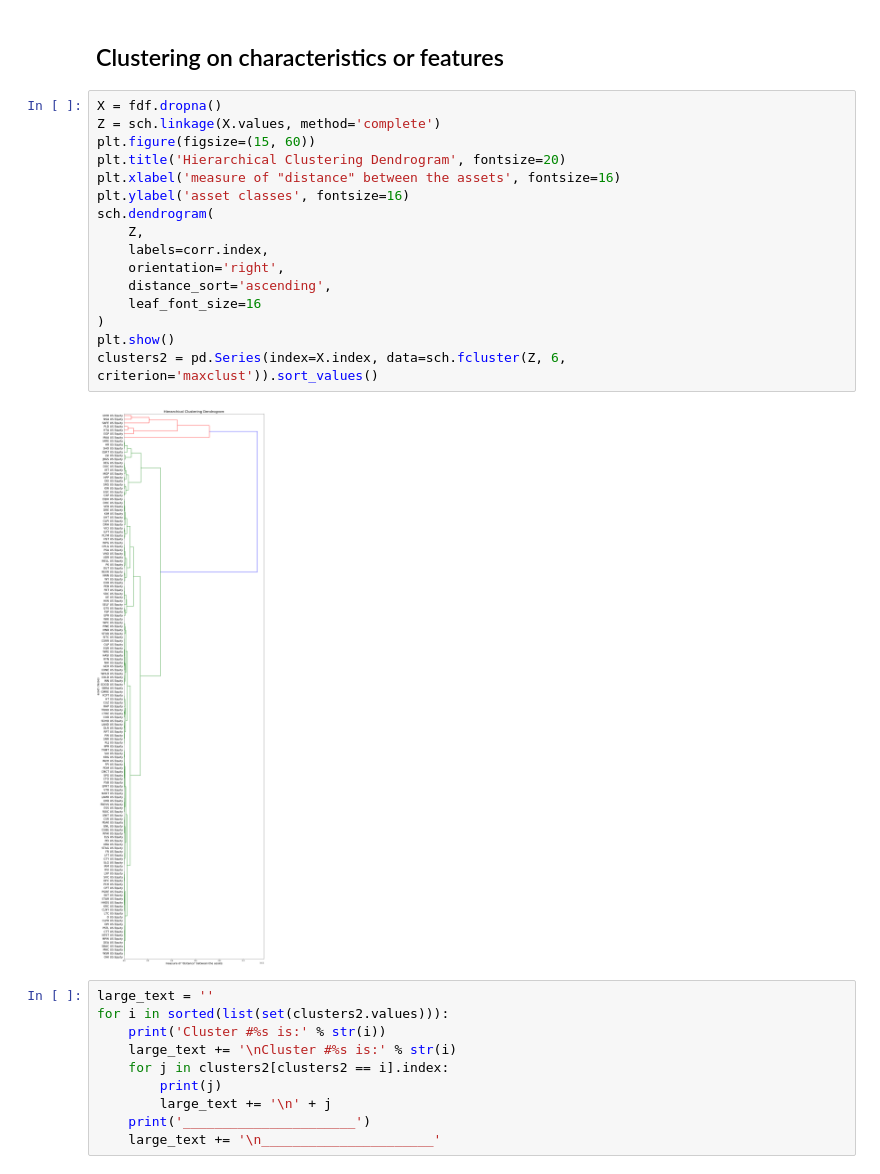
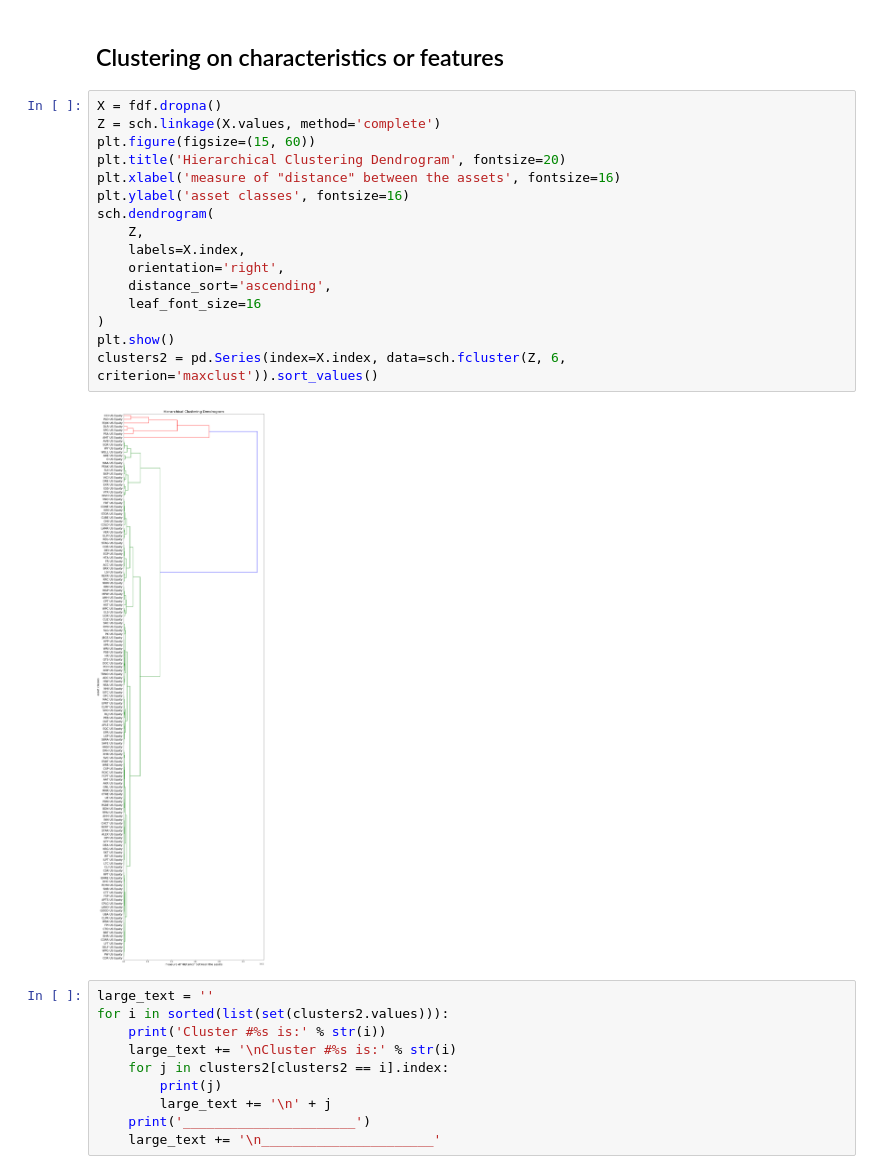
Before and after one commit to gustavobsoares/AACM, a Jupyter notebook: portfolio/clustering/problem_cluster.ipynb, the cells around one changed output. Saved outputs shown, nothing was run; the diff lists cells and outputs as text.

```diff
--- a/portfolio/clustering/problem_cluster.ipynb
+++ b/portfolio/clustering/problem_cluster.ipynb
@@ -173,21 +173,21 @@ ______________________
 # %%
 X = fdf.dropna()
 Z = sch.linkage(X.values, method='complete')
 plt.figure(figsize=(15, 60))
 plt.title('Hierarchical Clustering Dendrogram', fontsize=20)
 plt.xlabel('measure of "distance" between the assets', fontsize=16)
 plt.ylabel('asset classes', fontsize=16)
 sch.dendrogram(
     Z,
-    labels=corr.index,
+    labels=X.index,
     orientation='right',
     distance_sort='ascending',
     leaf_font_size=16
 )
 plt.show()
 clusters2 = pd.Series(index=X.index, data=sch.fcluster(Z, 6, criterion='maxclust')).sort_values()
 # %% [output]
-[figure, old version]
+[figure, new version]
 # %%
 large_text = ''
 for i in sorted(list(set(clusters2.values))):
```
Also changed, not shown: parts of 2 cells of this notebook.
